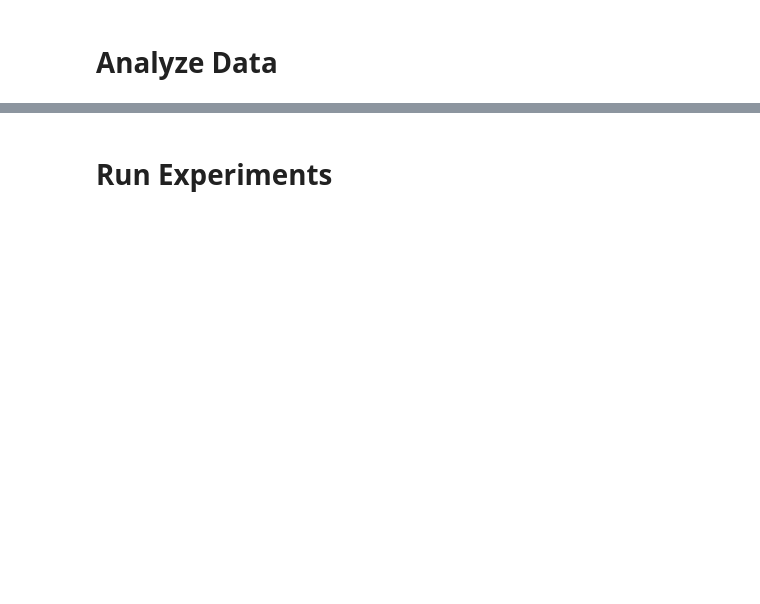
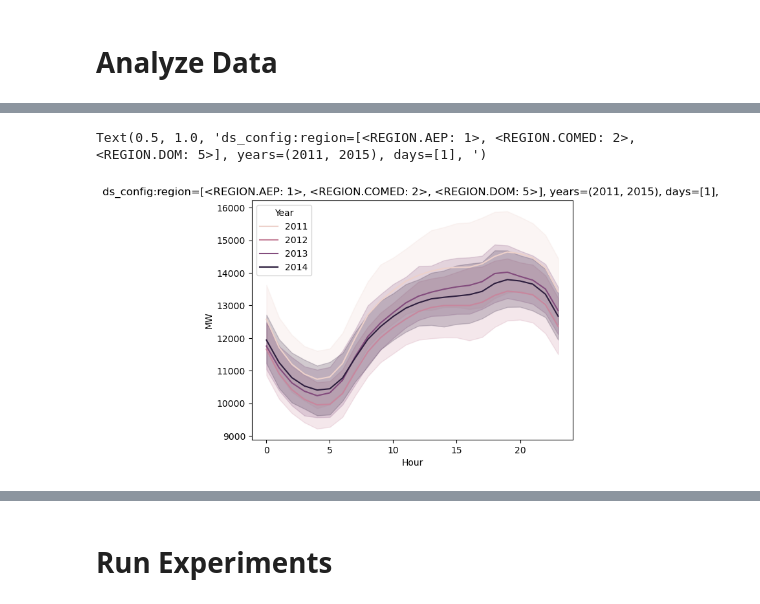
Before and after one commit to TheGuy42/ReliabilityInML_Project, a Jupyter notebook: Energy_ds/train.ipynb, the cells around one changed output, grey strips where cells are left out. Cells and saved outputs as stored; diff of their text form; code cells hidden in the pictures; blank space fills up the shorter version.

```diff
--- a/Energy_ds/train.ipynb
+++ b/Energy_ds/train.ipynb
@@ -11,6 +11,7 @@ import torch
 from torch import nn
 import pickle
 import textwrap
+from math import ceil
 
 import sklearn as sk
 from sklearn.ensemble import RandomForestRegressor, GradientBoostingRegressor, AdaBoostRegressor, ExtraTreesRegressor
@@ -31,6 +32,7 @@ from risk import Risk
 from algorithm import Hypothesis, ConfSeq
 
 pd.set_option('display.max_columns', None)
+sns.set_palette('viridis')
 # %%
 class SubplotGenerator:
     def __init__(self, rows, columns, dpi=200, **kwargs):
@@ -313,3 +334,21 @@ grouped
 # g.figure.set_dpi(200)
 # %% [markdown]
 ![Dataset Visualization](/home/guycoh/new/ReliabilityInML_Project/imgs/dataset_vis.png)
+# %%
+train_config = DatasetConfig(
+    # past_hours=[1,2,3,6, 12, 24, 36],
+    years=(2011, 2015),
+    # months=[1],
+    days=[1],
+    region=[REGION.AEP, REGION.COMED, REGION.DOM],
+    # season=None,
+)
+
+train_ds = EnergyDataset(all_paths, train_config)
+train_ds.features_df
+data = pd.concat([train_ds.features_df, train_ds.labels_df], axis=1)
+data['Season'] = data['Season'].apply(lambda x: SEASON(x).name)
+data['Region'] = data['Region'].apply(lambda x: REGION(x).name)
+# %% [output]
+Text(0.5, 1.0, 'ds_config:region=[<REGION.AEP: 1>, <REGION.COMED: 2>, <REGION.DOM: 5>], years=(2011, 2015), days=[1], ')
+[figure, added]
```
Also changed, not shown: parts of 19 cells of this notebook, 5 other files.
